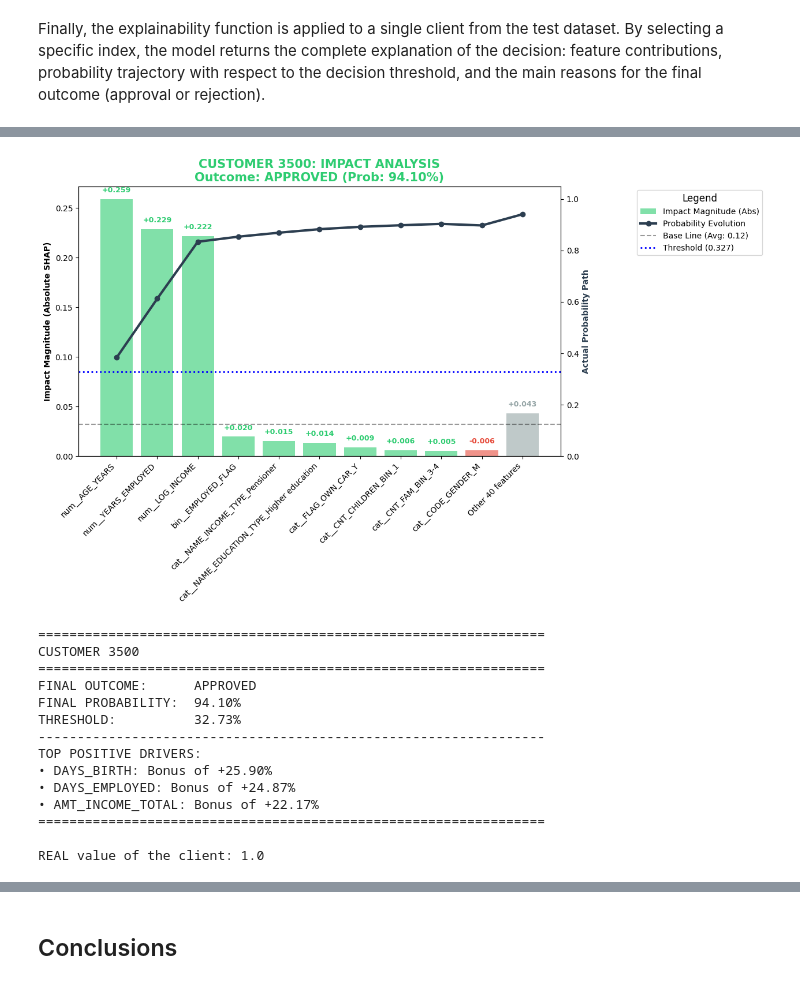
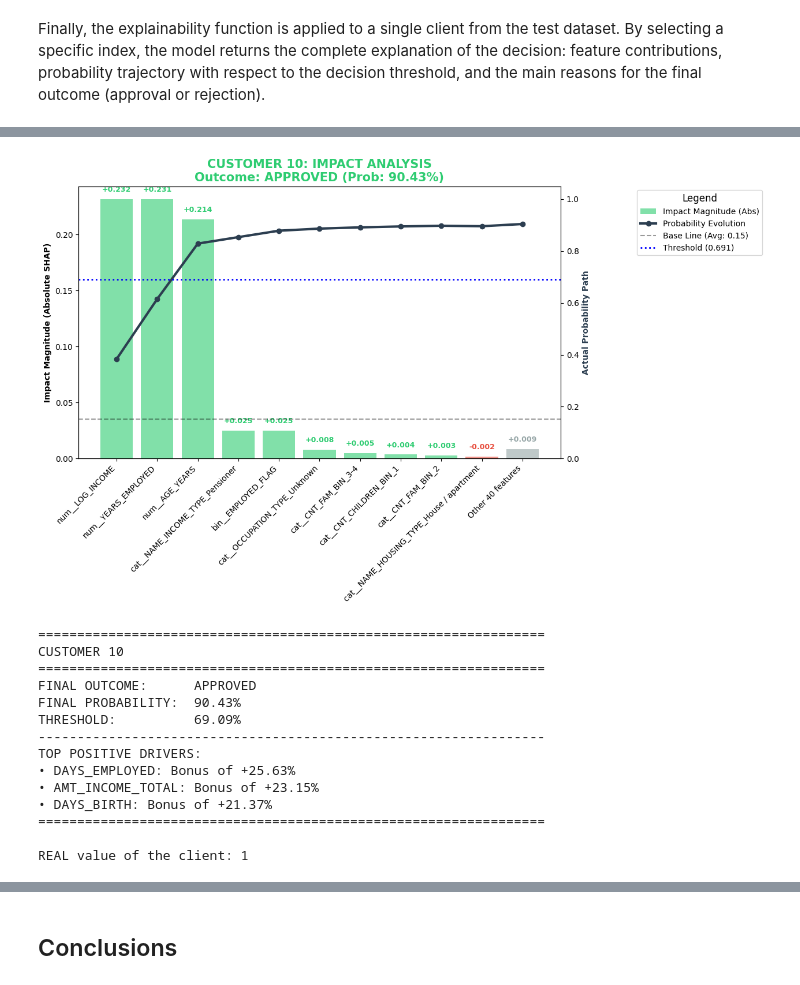
Before and after one commit to Antonio-Martella/end-to-end-ml-credit-risk, a Jupyter notebook: Credit_score.ipynb, the cells around one changed output, grey strips where cells are left out. Drawn from its saved outputs; the diff is of its cells as text; code cells hidden in the pictures.

```diff
--- a/Credit_score.ipynb
+++ b/Credit_score.ipynb
@@ -1323,19 +1326,19 @@ REAL value of the client: 0.0
 # %%
-print_result(explanation, best_threshold, 3500, y_test)
+print_result(explanation, best_threshold, 10, y_test)
 # %% [output]
-[figure, old version]
+[figure, new version]
 =================================================================
-CUSTOMER 3500
+CUSTOMER 10
 =================================================================
 FINAL OUTCOME:      APPROVED
-FINAL PROBABILITY:  94.10%
-THRESHOLD:          32.73%
+FINAL PROBABILITY:  90.43%
+THRESHOLD:          69.09%
 -----------------------------------------------------------------
 TOP POSITIVE DRIVERS:
-• DAYS_BIRTH: Bonus of +25.90%
-• DAYS_EMPLOYED: Bonus of +24.87%
-• AMT_INCOME_TOTAL: Bonus of +22.17%
+• DAYS_EMPLOYED: Bonus of +25.63%
+• AMT_INCOME_TOTAL: Bonus of +23.15%
+• DAYS_BIRTH: Bonus of +21.37%
 =================================================================
 
-REAL value of the client: 1.0
+REAL value of the client: 1
 # %%
```
Also changed, not shown: parts of 52 cells of this notebook.
